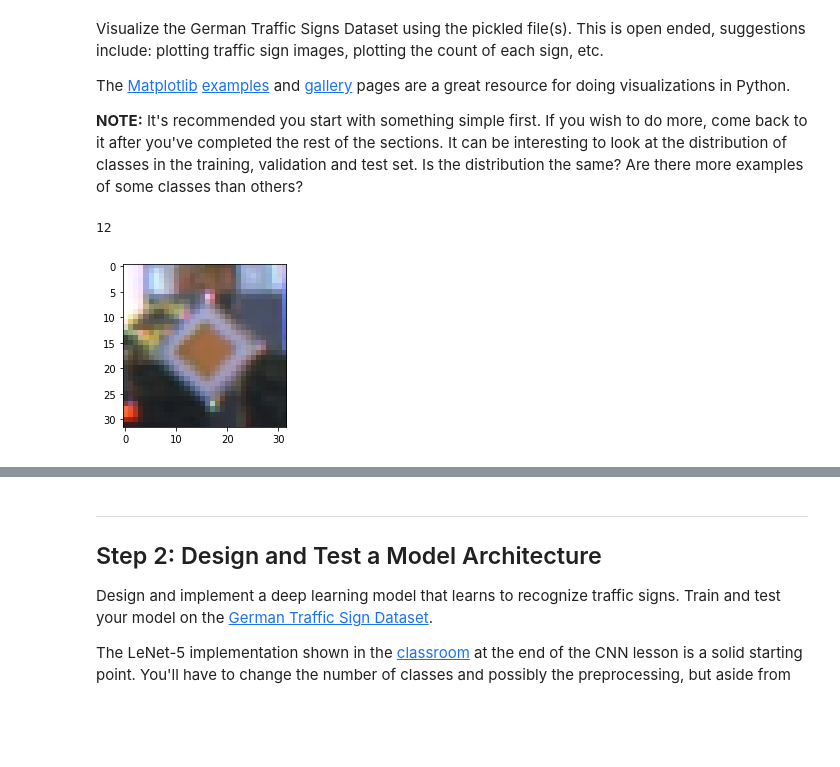
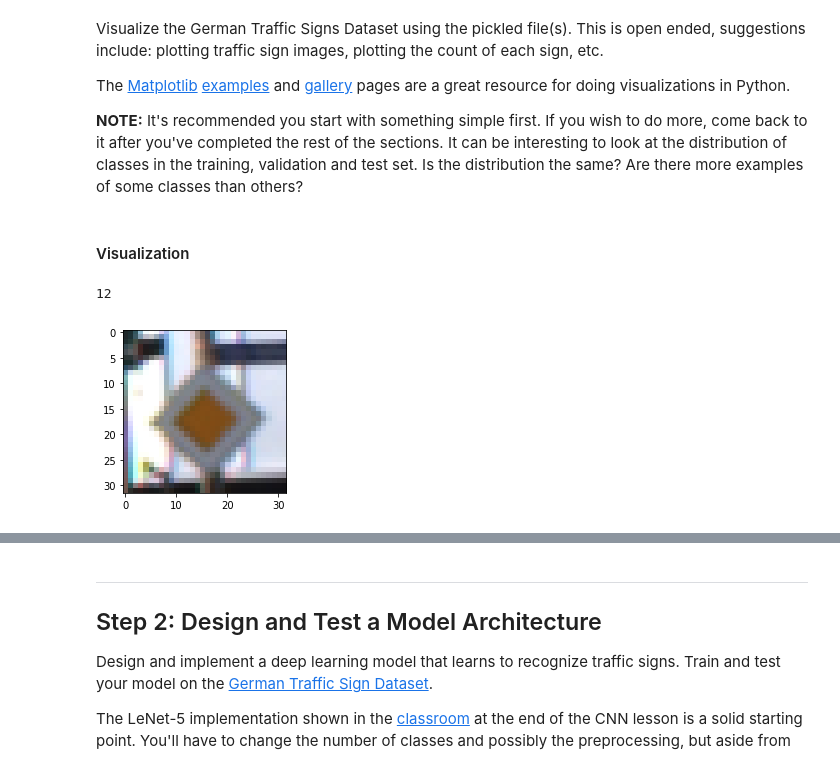
Before and after one commit to urs-waldmann/CarND-Traffic-Sign-Classifier-Project, a Jupyter notebook: Traffic_Sign_Classifier.ipynb, the cells around one changed output, grey strips where cells are left out. Saved outputs shown, nothing was run; the diff lists cells and outputs as text; code cells hidden in the pictures; blank space fills up the shorter version.

```diff
--- a/Traffic_Sign_Classifier.ipynb
+++ b/Traffic_Sign_Classifier.ipynb
@@ -99,20 +124,16 @@ Visualize the German Traffic Signs Dataset using the pickled file(s). This is op
 The [Matplotlib](http://matplotlib.org/) [examples](http://matplotlib.org/examples/index.html) and [gallery](http://matplotlib.org/gallery.html) pages are a great resource for doing visualizations in Python.
 
 **NOTE:** It's recommended you start with something simple first. If you wish to do more, come back to it after you've completed the rest of the sections. It can be interesting to look at the distribution of classes in the training, validation and test set. Is the distribution the same? Are there more examples of some classes than others?
+# %% [markdown]
+#### Visualization
 # %%
-### Data exploration visualization code goes here.
-### Feel free to use as many code cells as needed.
-import matplotlib.pyplot as plt
-import random
-# Visualizations will be shown in the notebook.
-%matplotlib inline
-
-index = random.randint(0, len(X_train))
+# Plot randomly chosen traffic sign from training data with its class id.
+index = random.randint(0, n_train)
 image = X_train[index].squeeze()
 
 plt.figure(figsize=(3,3))
 plt.imshow(image)
 print(y_train[index])
 # %% [output]
 12
-[figure, old version]
+[figure, new version]
```
Also changed, not shown: parts of 38 cells of this notebook.
